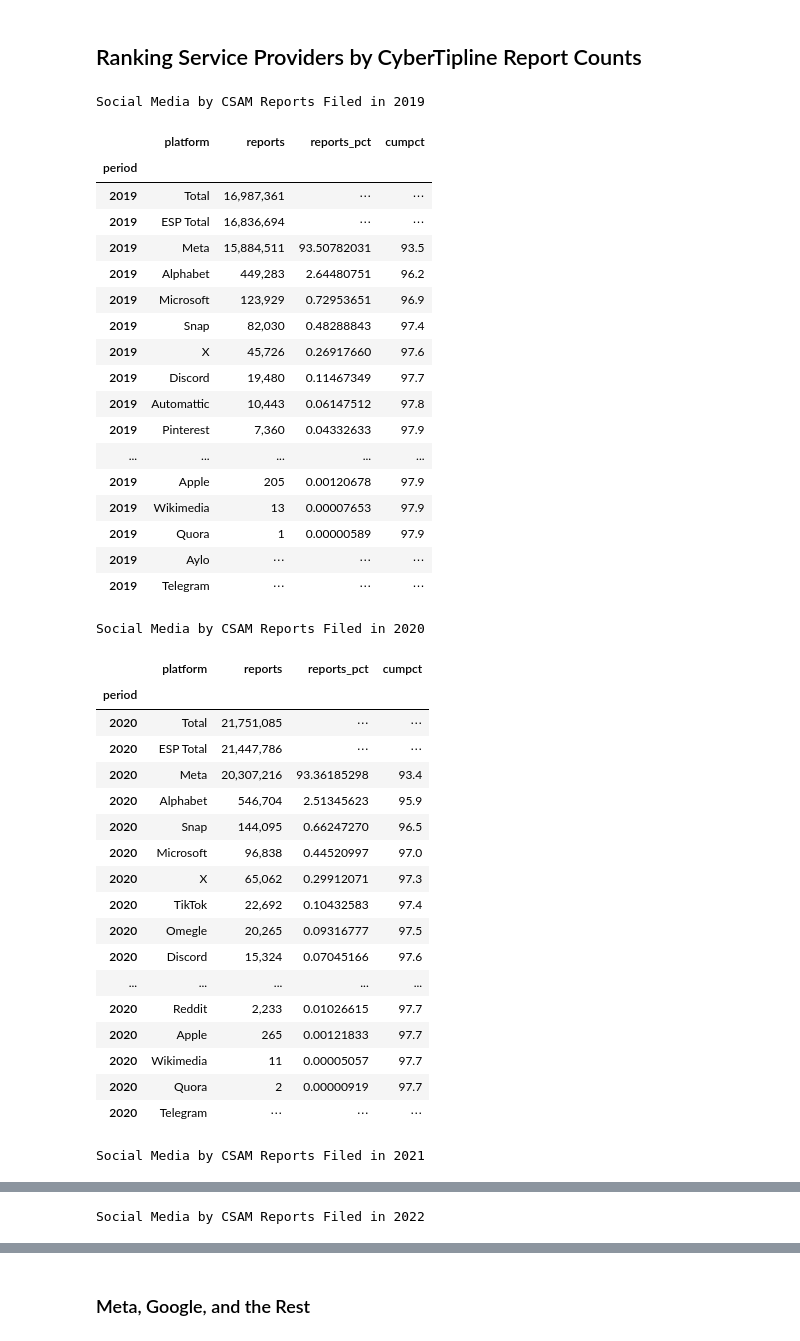
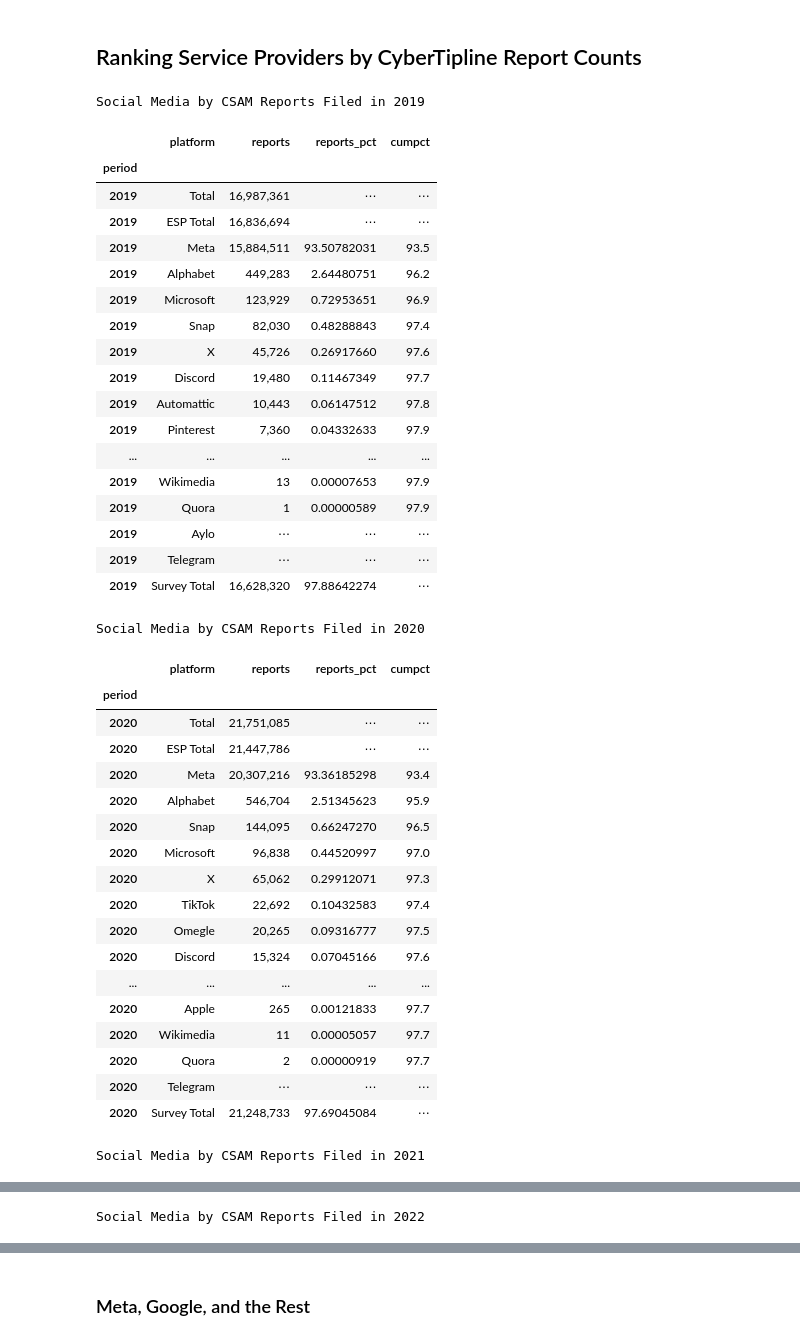
Before and after one commit to apparebit/diaphanous, a Jupyter notebook: analysis/platform.ipynb, the cells around one changed output, grey strips where cells are left out. Saved outputs shown, nothing was run; the diff lists cells and outputs as text; code cells hidden in the pictures.

Commit message:
add survey totals

```diff
--- a/analysis/platform.ipynb
+++ b/analysis/platform.ipynb
@@ -105,39 +115,52 @@ stop = ncmec.index.max()
 while year <= stop:
     yearly = (
         ncmec.loc[year]
         .sort_values('reports', ascending=False)
+    )
+
+    survey_total = yearly.loc[~yearly['platform'].isin(['ESP Total', 'Total']), 'reports'].sum()
+    survey_frame = pd.DataFrame({
+        'period': [year],
+        'platform': ['Survey Total'],
+        'reports': [survey_total],
+    }).set_index('period')
+
+    yearly = (
+        pd.concat([yearly, survey_frame])
         .assign(reports_pct=lambda df: df['reports'] / totals[year] * 100)
     )
 
-    yearly.loc[yearly['platform'].isin(['ESP Total', 'Total']), 'reports_pct'] = np.NaN
+    survey_pct = yearly.loc[yearly['platform'] == 'Survey Total', 'reports_pct']
+    yearly.loc[yearly['platform'].isin(['Survey Total', 'ESP Total', 'Total']), 'reports_pct'] = np.NaN
     yearly['cumpct'] = yearly['reports_pct'].cumsum()
+    yearly.loc[yearly['platform'] == 'Survey Total', 'reports_pct'] = survey_pct
 
     show(
         yearly,
         caption=f' Social Media by CSAM Reports Filed in {year}',
     )
     year += 1
 # %% [output]
 Ranking Service Providers by CyberTipline Report Counts
 Social Media by CSAM Reports Filed in 2019
 |  | platform | reports | reports_pct | cumpct |
 | period |  |  |  |  |
 | 2019 | Total | 16,987,361 | ⋯ | ⋯ |
 | 2019 | ESP Total | 16,836,694 | ⋯ | ⋯ |
 | 2019 | Meta | 15,884,511 | 93.50782031 | 93.5 |
 | 2019 | Alphabet | 449,283 | 2.64480751 | 96.2 |
 | 2019 | Microsoft | 123,929 | 0.72953651 | 96.9 |
 | 2019 | Snap | 82,030 | 0.48288843 | 97.4 |
 | 2019 | X | 45,726 | 0.26917660 | 97.6 |
 | 2019 | Discord | 19,480 | 0.11467349 | 97.7 |
 | 2019 | Automattic | 10,443 | 0.06147512 | 97.8 |
 | 2019 | Pinterest | 7,360 | 0.04332633 | 97.9 |
 | ... | ... | ... | ... | ... |
-| 2019 | Apple | 205 | 0.00120678 | 97.9 |
 | 2019 | Wikimedia | 13 | 0.00007653 | 97.9 |
 | 2019 | Quora | 1 | 0.00000589 | 97.9 |
 | 2019 | Aylo | ⋯ | ⋯ | ⋯ |
 | 2019 | Telegram | ⋯ | ⋯ | ⋯ |
+| 2019 | Survey Total | 16,628,320 | 97.88642274 | ⋯ |
 Social Media by CSAM Reports Filed in 2020
 |  | platform | reports | reports_pct | cumpct |
 | period |  |  |  |  |
@@ -152,11 +175,11 @@ Social Media by CSAM Reports Filed in 2020
 | 2020 | Omegle | 20,265 | 0.09316777 | 97.5 |
 | 2020 | Discord | 15,324 | 0.07045166 | 97.6 |
 | ... | ... | ... | ... | ... |
-| 2020 | Reddit | 2,233 | 0.01026615 | 97.7 |
 | 2020 | Apple | 265 | 0.00121833 | 97.7 |
 | 2020 | Wikimedia | 11 | 0.00005057 | 97.7 |
 | 2020 | Quora | 2 | 0.00000919 | 97.7 |
 | 2020 | Telegram | ⋯ | ⋯ | ⋯ |
+| 2020 | Survey Total | 21,248,733 | 97.69045084 | ⋯ |
 Social Media by CSAM Reports Filed in 2021
 |  | platform | reports | reports_pct | cumpct |
 | period |  |  |  |  |
```
Also changed, not shown: parts of 2 cells of this notebook.
